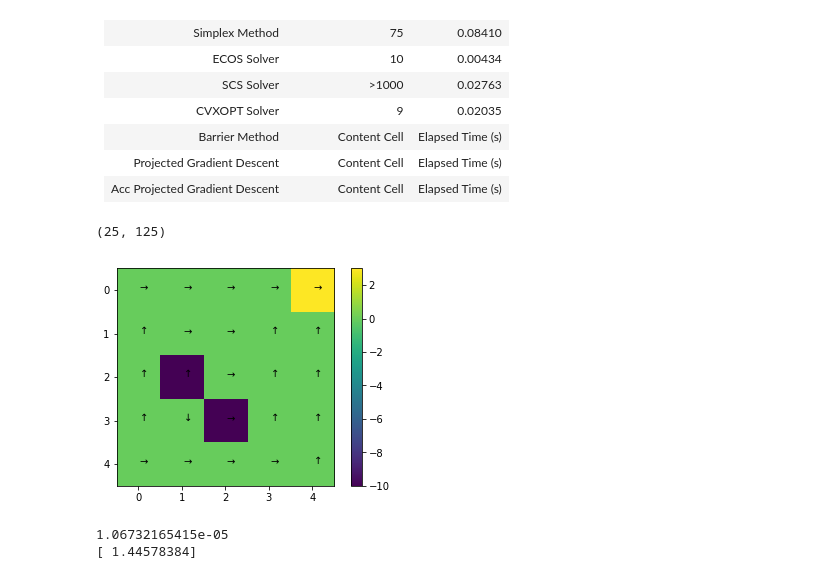
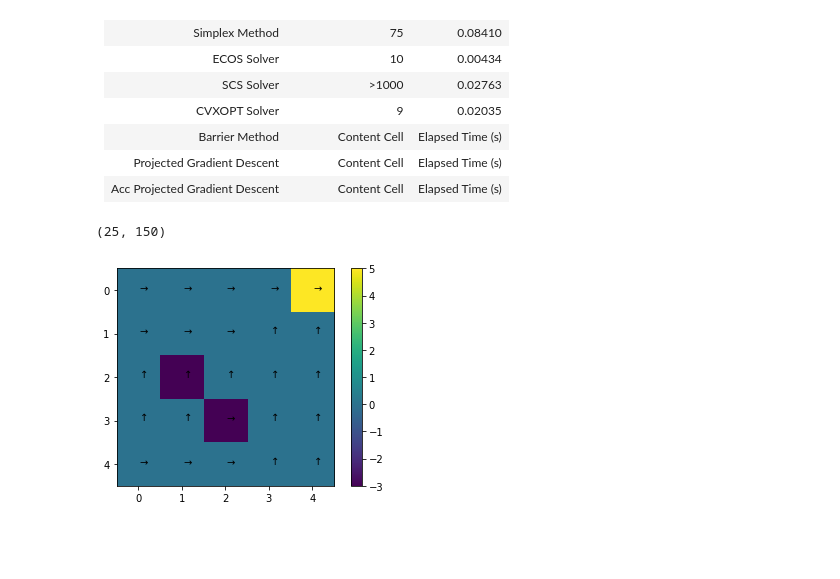
Before and after one commit to akhshah/cvxproj, a Jupyter notebook: GridWorld.ipynb, the cells around one changed output. Saved outputs shown, nothing was run; the diff lists cells and outputs as text; code cells hidden in the pictures; blank space fills up the shorter version.

```diff
--- a/GridWorld.ipynb
+++ b/GridWorld.ipynb
@@ -396,9 +396,14 @@ def Grid_world(Row,Col,Prob):
         A[a*States:(a+1)*States,:]=np.eye(States)-discount*P_0[a,:,:]
     # assign reward=1 to the top right cell and zero reward to others
     for a in range(5):
-        b[(a+1)*(States)-1]=0.5
-        b[(a+1)*(States)-1-13]=-1
-        b[(a+1)*(States)-1-17]=-1
+        b[(a+1)*(States)-1]=5
+        b[(a+1)*(States)-1-13]=-3
+        b[(a+1)*(States)-1-17]=-3
+    bound=np.max(b)/(1-discount)+100
+    dum=-np.eye(States)
+    dum2=-bound*np.ones((States,1))
+    A=np.concatenate((A,dum),axis=0)
+    b=np.concatenate((b,dum2),axis=0)
     return A,b,c,P_0
   def Dual_parameters_1(A,b,c):
     return A.T,b,c
@@ -802,24 +791,24 @@ interior_val, interior_error=interiorPoint(A, b, discount, tol, 0.01, valit_val)
 # %%
 A_p,b_p,c_p=Dual_parameters_1(A,b,c)
 obj_ecos_d, ecos_val_d, time_ecos_d=ECOS_Dual(A_p,b_p,c_p,tol) # ECOS Dual
 obj_scs_d, scs_val_d, time_scs_d=SCS_Dual(A_p,b_p,c_p,tol) # SCS Dual
 obj_cvx_d, cvx_val_d, time_cvx_d=CVXOPT_Dual(A_p,b_p,c_p,tol) # CVXOPT Dual
 policy = np.zeros((A_p.shape[0],5))
 for a in range(5):
     for i in range(A_p.shape[0]):
-         policy[i,a]=cvx_val_d[a*25+i]
+         policy[i,a]=cvx_val_d[a*P_0.shape[1]+i]
 denum=np.sum(policy, axis=1)
 for i in range(A_p.shape[0]):
     for j in range(5):
         policy[i,j]=policy[i,j]/denum[i]
 policy=np.argmax(policy,axis=1)
 plotGridWorld(b[0:P_0.shape[1]], policy, rows, columns)
+b_pp=np.reshape(b_p,(b_p.shape[0],))
+c_pp=np.reshape(c_p,(c_p.shape[0],1))
+eye=np.eye(A_p.shape[1])
+zeros=np.zeros((A_p.shape[1],1))
+res = linprog(-b_pp, -eye, zeros, A_eq=A_p, b_eq=c_pp, bounds=None, method='simplex',\
+              callback=None, options={'disp': False, 'bland': False, 'tol': tol, 'maxiter': 1000}) # Simplex
 # %% [output]
-(25, 125)
+(25, 150)
-[figure, old version]
+[figure, new version]
-# %%
-print(interior_error[-1])
-print(valit_val[0])
-# %% [output]
-1.06732165415e-05
-[ 1.44578384]
```
Also changed, not shown: parts of 7 cells of this notebook.
